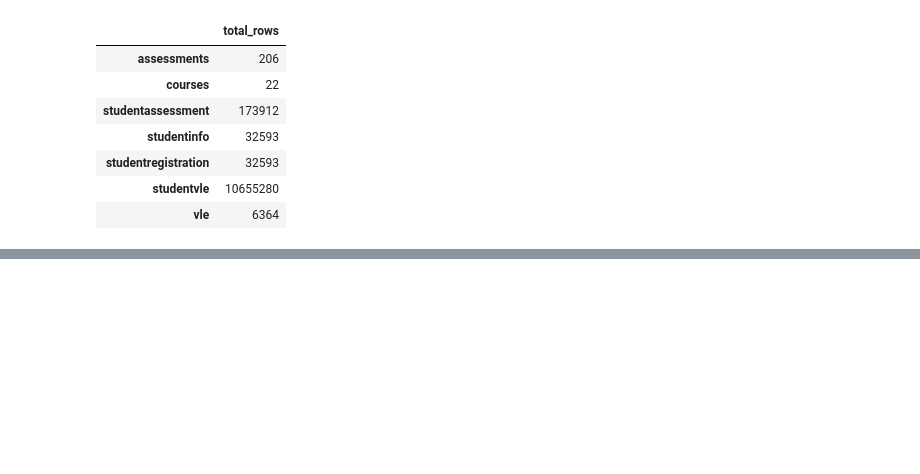
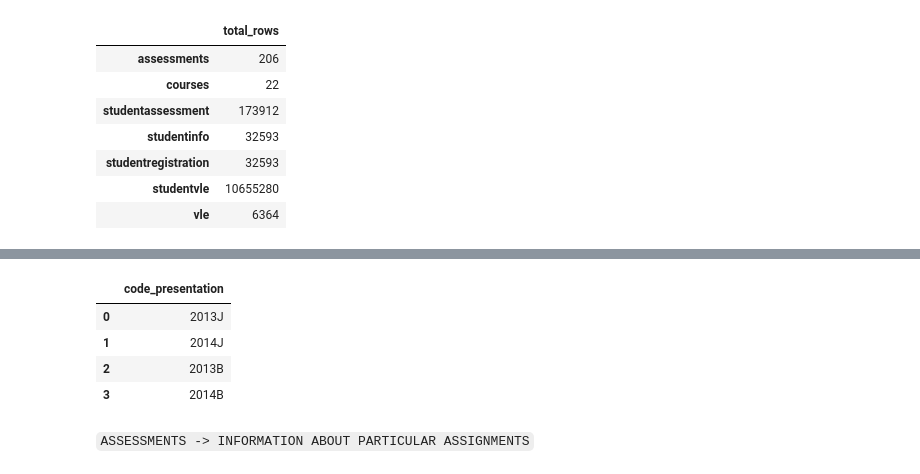
Before and after one commit to IamRaNo/Portfolio-Projects-Repository, a Jupyter notebook: Open University Dataset/Solutions/understanding_the_data.ipynb, the cells around one changed output, grey strips where cells are left out. Saved outputs shown, nothing was run; the diff lists cells and outputs as text; code cells hidden in the pictures; blank space fills up the shorter version.

```diff
--- a/Open University Dataset/Solutions/understanding_the_data.ipynb
+++ b/Open University Dataset/Solutions/understanding_the_data.ipynb
@@ -113,0 +144,10 @@ pd.DataFrame.from_dict(df,orient='index',columns=['total_rows'])
+# %%
+sql('select distinct code_presentation from assessments')
+# %% [output]
+|  | code_presentation |
+| 0 | 2013J |
+| 1 | 2014J |
+| 2 | 2013B |
+| 3 | 2014B |
+# %% [markdown]
+`ASSESSMENTS -> INFORMATION ABOUT PARTICULAR ASSIGNMENTS`
```
Also changed, not shown: parts of 23 cells of this notebook.
